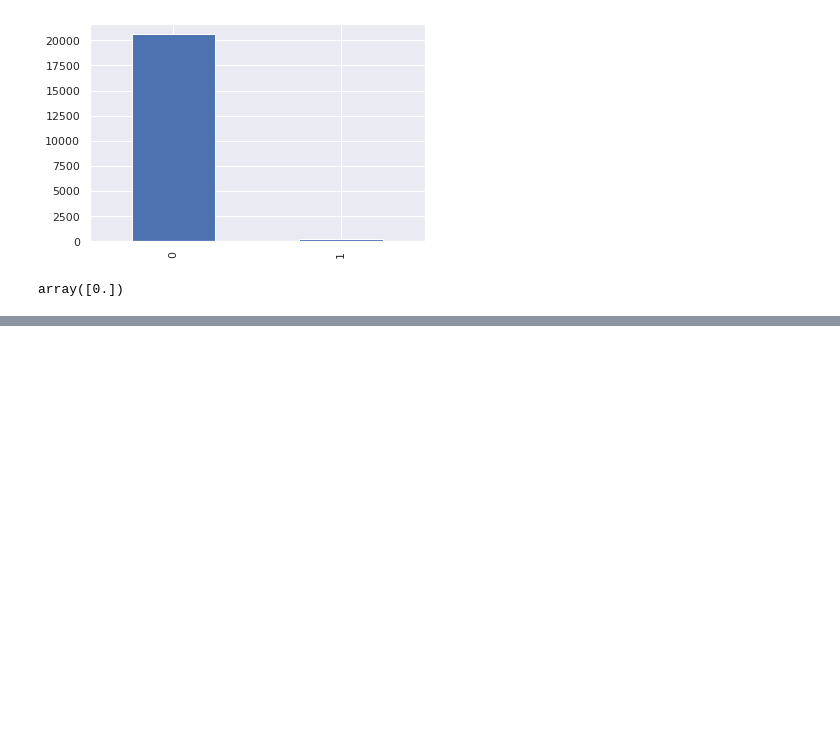
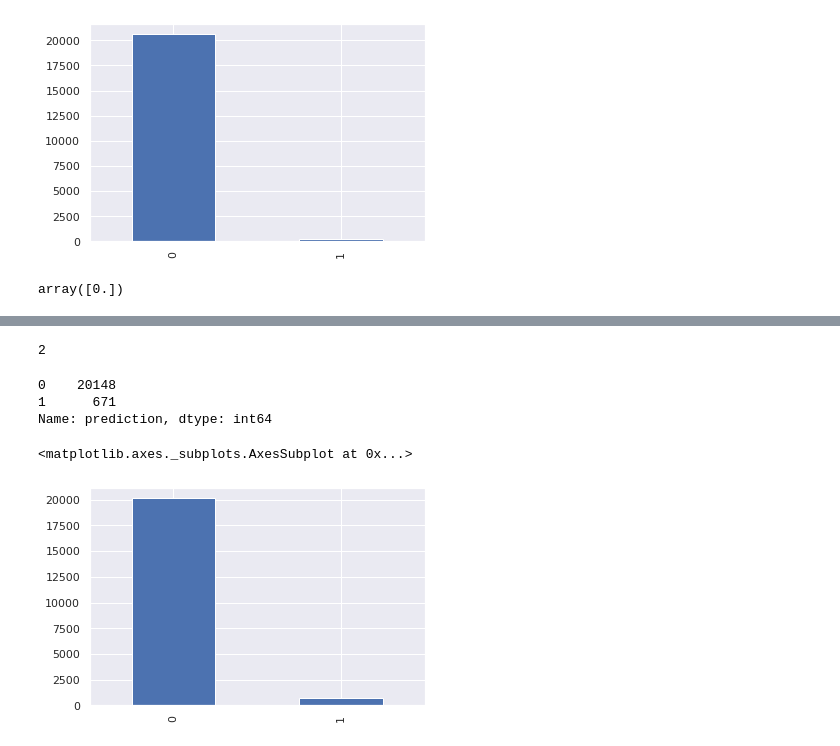
Before and after one commit to abel-keya/employee_promotion_recommender, a Jupyter notebook: Employee_Recomender_System_Group5_cci.ipynb, the cells around one changed output, grey strips where cells are left out. Drawn from its saved outputs; the diff is of its cells as text; code cells hidden in the pictures; blank space fills up the shorter version.

```diff
--- a/Employee_Recomender_System_Group5_cci.ipynb
+++ b/Employee_Recomender_System_Group5_cci.ipynb
@@ -1116,0 +1485,5 @@ array([0.])
+# %%
+#print('Accuracy: %.3f (%.3f)' % (mean(n_scores), std(n_scores)))
+# fit the model on the whole dataset
+model = CatBoostClassifier(verbose=0, n_estimators=100)
+model.fit(X, y)
@@ -1116,0 +1492,5 @@ array([0.])
+# %%
+# make a single prediction
+# predict the results
+y_pred_cat=model.predict(X_test)
+y_pred_cat
@@ -1116,0 +1499,8 @@ array([0.])
+# %%
+# empty dataframe
+df_cat = pd.DataFrame()
+# %%
+# add the array to df as a column
+#df['prediction'] = y_pred.astype(bool)
+df_cat['prediction'] = y_pred_cat.astype(int)
+df_cat
@@ -1116,0 +1521,15 @@ array([0.])
+# %%
+df_cat['prediction'].nunique()
+# %% [output]
+2
+# %%
+df_cat['prediction'].value_counts()
+# %% [output]
+0    20148
+1      671
+Name: prediction, dtype: int64
+# %%
+df_cat['prediction'].value_counts().plot.bar()
+# %% [output]
+<matplotlib.axes._subplots.AxesSubplot at 0x...>
+[figure, added]
```
Also changed, not shown: parts of 58 cells of this notebook.
